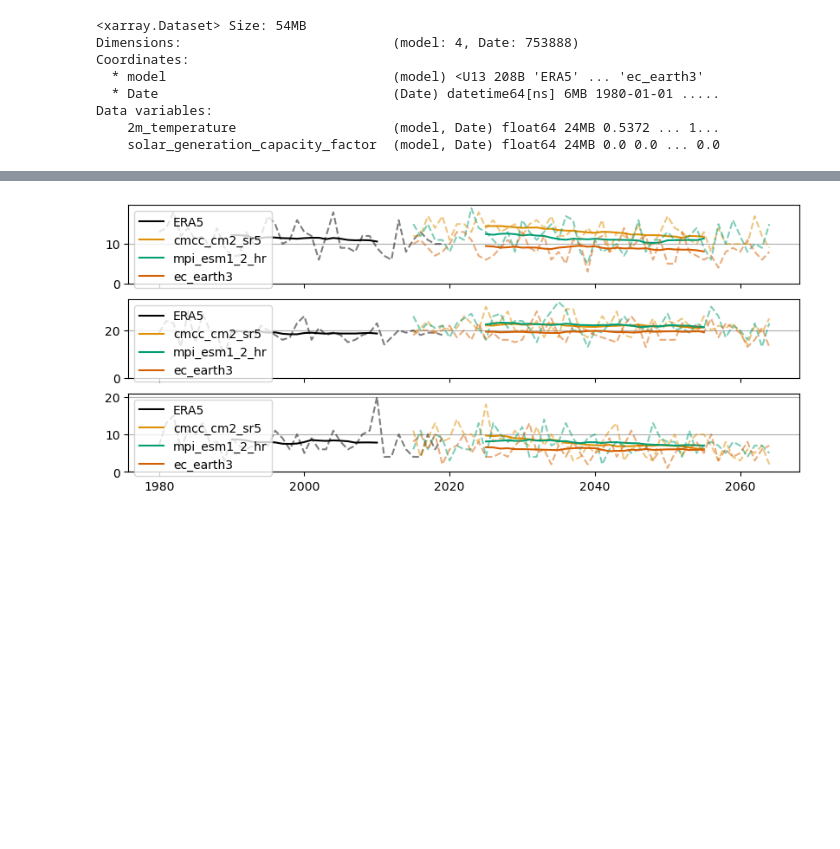
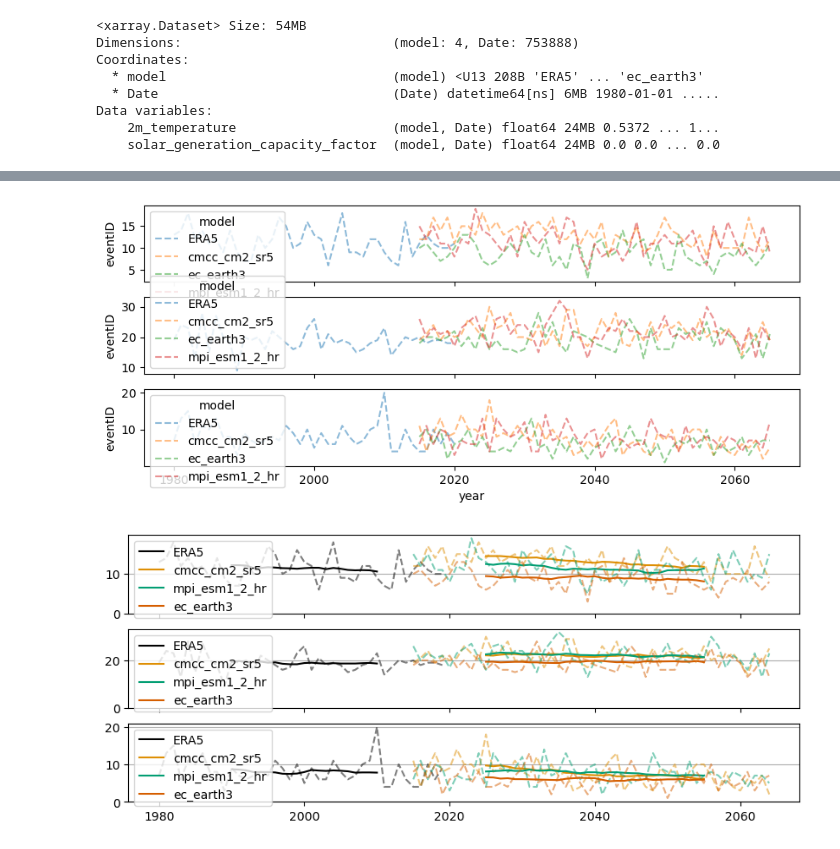
Before and after one commit to ECMWFCode4Earth/weave, a Jupyter notebook: Uninteractive-xarray.ipynb, the cells around one changed output, grey strips where cells are left out. Drawn from its saved outputs; the diff is of its cells as text; code cells hidden in the pictures; blank space fills up the shorter version.

```diff
--- a/Uninteractive-xarray.ipynb
+++ b/Uninteractive-xarray.ipynb
@@ -32,13 +33,13 @@ Data variables:
 data_daily = data.groupby("Date.date").mean()
 # %%
-# Identify problematic events
-climate_days = identify_events(data_daily[climate_variable], climate_variable_comparison, climate_variable_threshold).rename("climate_event")
-energy_days = identify_events(data_daily[energy_variable], energy_variable_comparison, energy_variable_threshold).rename("energy_event")
+# Identify problematic days
+climate_days = identify_pb_days(data_daily[climate_variable], climate_variable_comparison, climate_variable_threshold).rename("climate_event")
+energy_days = identify_pb_days(data_daily[energy_variable], energy_variable_comparison, energy_variable_threshold).rename("energy_event")
 compound_days = (climate_days & energy_days).rename("compound_event")
 # %%
 # Identify events
-climate_events, energy_events, compound_events = {}, {}, {}
+climate_events, energy_events, compound_events = pd.DataFrame(), pd.DataFrame(), pd.DataFrame()
 for a in data.model.values:
-    climate_events[a] = find_events(climate_days.sel(model = a).to_dataframe()["climate_event"])
-    energy_events[a] = find_events(energy_days.sel(model = a).to_dataframe()["energy_event"])
-    compound_events[a] = find_events(compound_days.sel(model = a).to_dataframe()["compound_event"])
+    climate_events = pd.concat([climate_events, identify_events(climate_days.sel(model = a), model = a, country = country)])
+    energy_events = pd.concat([energy_events, identify_events(energy_days.sel(model = a), model = a, country = country)])
+    compound_events = pd.concat([compound_events, identify_events(compound_days.sel(model = a), model = a, country = country)])
@@ -52,0 +89,11 @@ for a in data.model.values:
+# %%
+# Compute number of events per year
+N_climate_events = climate_events.groupby(["model", "scenario", "country", "year"]).eventID.nunique().reset_index()
+N_energy_events = energy_events.groupby(["model", "scenario", "country", "year"]).eventID.nunique().reset_index()
+N_compound_events = compound_events.groupby(["model", "scenario", "country", "year"]).eventID.nunique().reset_index()
+# %%
+fig, axs = plt.subplots(3, figsize = [10, 4], sharex = True) # TODO: Rolling mean
+for i, N in enumerate([N_climate_events, N_energy_events, N_compound_events]):
+    sns.lineplot(data = N, x = "year", y = "eventID", hue = "model", linestyle = '--', ax = axs[i], alpha = 0.5)
+# %% [output]
+[figure, added]
```
Also changed, not shown: parts of 6 cells of this notebook, 1 other file.
